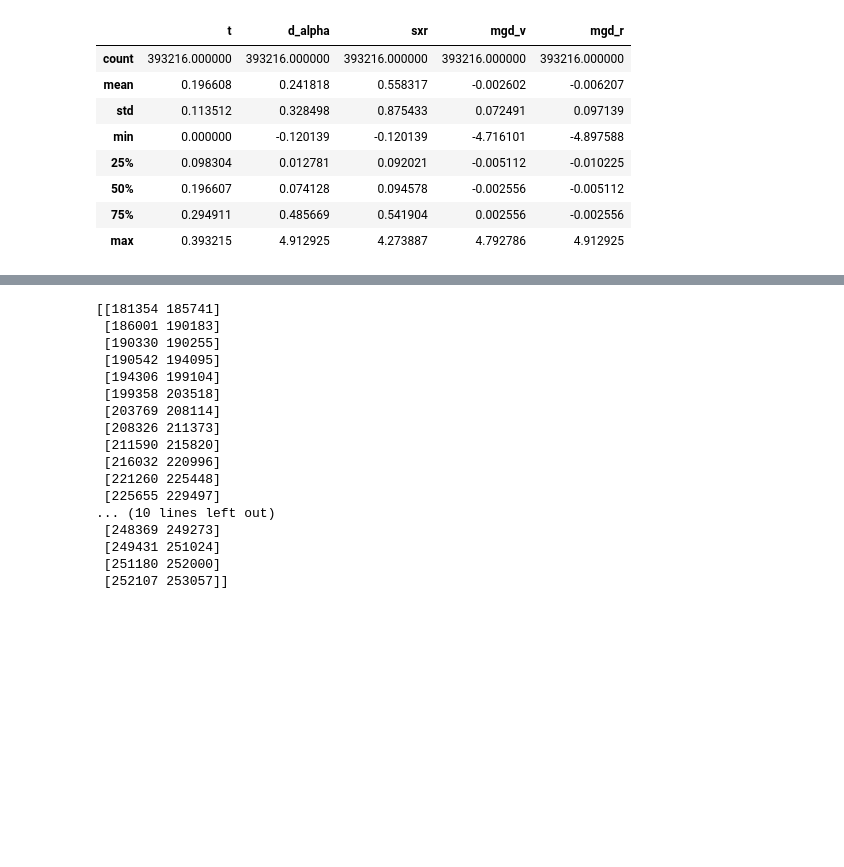
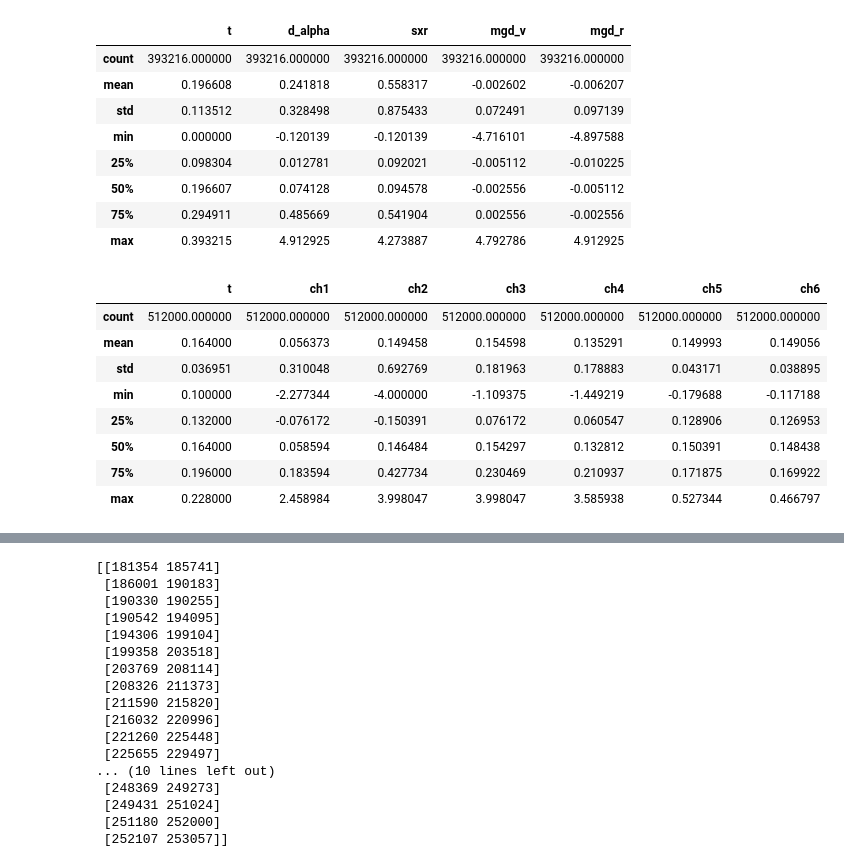
Before and after one commit to feodorrussia/Plasma_analysis, a Jupyter notebook: Marking sys_v3.ipynb, the cells around one changed output, grey strips where cells are left out. Drawn from its saved outputs; the diff is of its cells as text; code cells hidden in the pictures; blank space fills up the shorter version.

```diff
--- a/Marking sys_v3.ipynb
+++ b/Marking sys_v3.ipynb
@@ -698,0 +708,18 @@ sxr_f = signal.filtfilt(b, a, sxr_d1)
+# %%
+dbs_dir_path = proj_path + "/data/dbs/sht/"
+dbs_df = read_sht_data(f'Dref{F_ID}', dbs_dir_path, data_name="ch1")
+channels = [1, 2, 3, 4, 5, 6]
+for i in channels[1:]:
+    dbs_df[f"ch{i}"] = read_sht_data(f'Dref{F_ID}', dbs_dir_path, data_name=f"ch{i}").ch1
+
+dbs_df.describe()
+# %% [output]
+|  | t | ch1 | ch2 | ch3 | ch4 | ch5 | ch6 |
+| count | 512000.000000 | 512000.000000 | 512000.000000 | 512000.000000 | 512000.000000 | 512000.000000 | 512000.000000 |
+| mean | 0.164000 | 0.056373 | 0.149458 | 0.154598 | 0.135291 | 0.149993 | 0.149056 |
+| std | 0.036951 | 0.310048 | 0.692769 | 0.181963 | 0.178883 | 0.043171 | 0.038895 |
+| min | 0.100000 | -2.277344 | -4.000000 | -1.109375 | -1.449219 | -0.179688 | -0.117188 |
+| 25% | 0.132000 | -0.076172 | -0.150391 | 0.076172 | 0.060547 | 0.128906 | 0.126953 |
+| 50% | 0.164000 | 0.058594 | 0.146484 | 0.154297 | 0.132812 | 0.150391 | 0.148438 |
+| 75% | 0.196000 | 0.183594 | 0.427734 | 0.230469 | 0.210937 | 0.171875 | 0.169922 |
+| max | 0.228000 | 2.458984 | 3.998047 | 3.998047 | 3.585938 | 0.527344 | 0.466797 |
```
Also changed, not shown: parts of 5 cells of this notebook, 1 other file.
